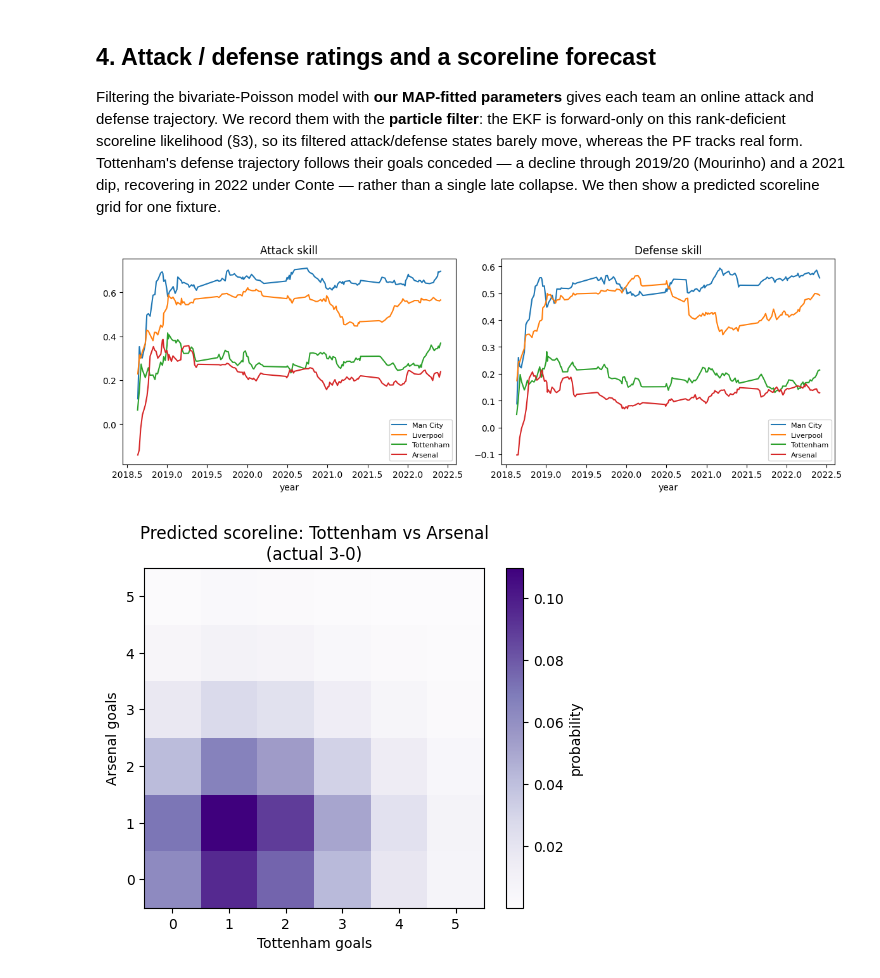
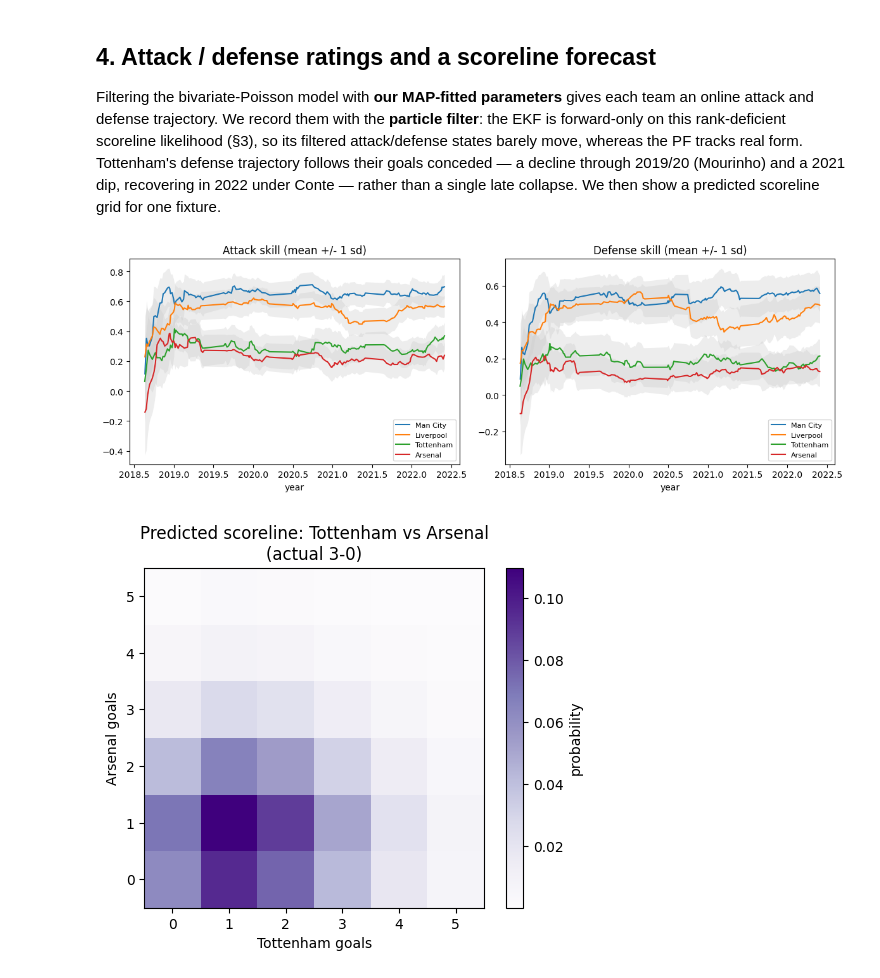
Before and after one commit to DanWaxman/dynestyx, a Jupyter notebook: docs/deep_dives/duffield_football_epl.ipynb, the cells around one changed output. Drawn from its saved outputs; the diff is of its cells as text; code cells hidden in the pictures.

```diff
--- a/docs/deep_dives/duffield_football_epl.ipynb
+++ b/docs/deep_dives/duffield_football_epl.ipynb
@@ -294,37 +294,42 @@ Filtering the bivariate-Poisson model with **our MAP-fitted parameters** gives e
 # %%
 m = bp_model(alpha_f, beta_f, home_f, tau_f, EXKF_init_cov, t0=None)  # our MAP-fitted parameters
 
 
 def _filter_program():
     with Filter(filter_config=FactorialPFConfig(n_particles=1000, record_filtered_states_mean=True)):
         dsx.sample("skill", m, obs_times=match_times, obs_values=match_goals,
                    obs_factor_indices=match_idx)
 
 
 _pr = Predictive(_filter_program, num_samples=1)(jax.random.PRNGKey(0))
 local = np.asarray(_pr["skill_filtered_local_states_mean"][0])  # (K, 2, 2) -> [slot][att, def]
+chol = np.asarray(_pr["skill_filtered_local_states_chol_cov"][0])  # (K, 2, 2, 2)
+local_sd = np.sqrt(np.diagonal(chol @ np.swapaxes(chol, -1, -2), axis1=-2, axis2=-1))  # (K, 2, 2) -> [slot][att_sd, def_sd]
 idx_np = np.asarray(match_idx); yr = np.asarray(match_times) / 365.25 + 2018.6
 
 def team_traj(team):
-    pid = name_to_id[team]; ts, att, dfn = [], [], []
+    pid = name_to_id[team]; ts, att, dfn, att_sd, dfn_sd = [], [], [], [], []
     for k in range(K):
         for slot in range(2):
             if idx_np[k, slot] == pid:
                 ts.append(yr[k]); att.append(local[k, slot, 0]); dfn.append(local[k, slot, 1])
-    return np.array(ts), np.array(att), np.array(dfn)
+                att_sd.append(local_sd[k, slot, 0]); dfn_sd.append(local_sd[k, slot, 1])
+    return (np.array(ts), np.array(att), np.array(dfn), np.array(att_sd), np.array(dfn_sd))
 
 clubs = [c for c in ["Man City", "Liverpool", "Tottenham", "Arsenal"] if c in name_to_id]
 fig, axes = plt.subplots(1, 2, figsize=(12, 4.2))
 for c in clubs:
-    ts, att, dfn = team_traj(c)
+    ts, att, dfn, att_sd, dfn_sd = team_traj(c)
+    axes[0].fill_between(ts, att - att_sd, att + att_sd, color="0.8", alpha=0.35, lw=0)  # +/-1 sd
+    axes[1].fill_between(ts, dfn - dfn_sd, dfn + dfn_sd, color="0.8", alpha=0.35, lw=0)
     axes[0].plot(ts, att, lw=1.5, label=c)
     axes[1].plot(ts, dfn, lw=1.5, label=c)
-axes[0].set_title("Attack skill"); axes[1].set_title("Defense skill")
+axes[0].set_title("Attack skill (mean +/- 1 sd)"); axes[1].set_title("Defense skill (mean +/- 1 sd)")
 for ax in axes:
     ax.set_xlabel("year"); ax.legend(fontsize=8)
 plt.tight_layout(); plt.show()
 # %% [output]
-[figure, old version]
+[figure, new version]
 # %%
 # Predicted scoreline grid for the last fixture between two strong clubs.
 pick = None
```
Also changed, not shown: parts of 1 cell of this notebook, 2 other files.
